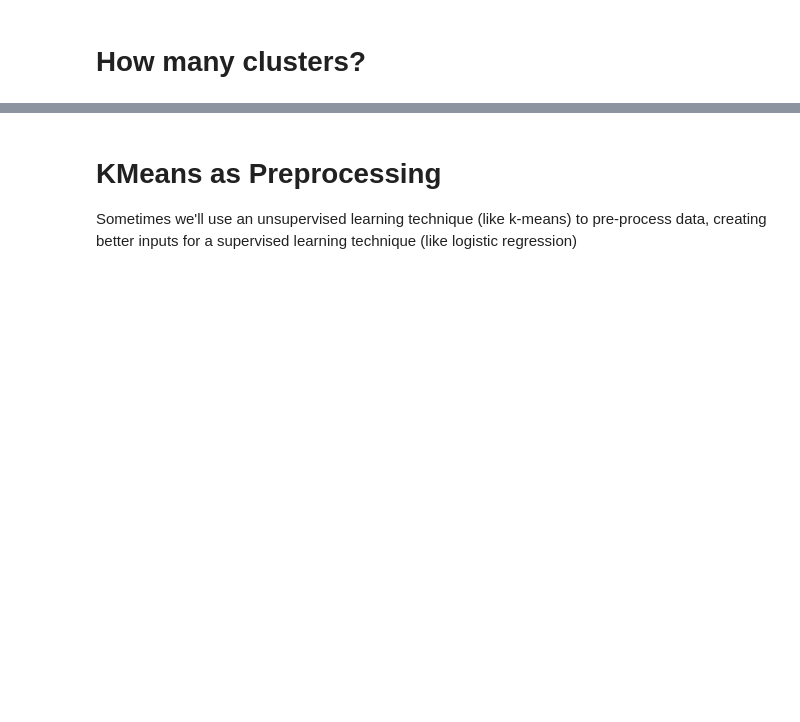
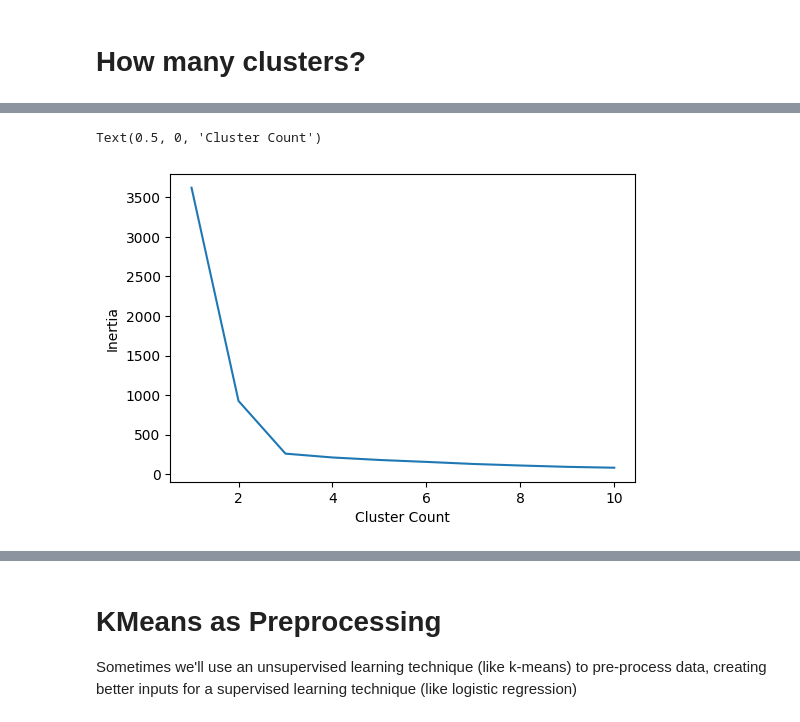
Before and after one commit to cs320-wisc/f22, a Jupyter notebook: lec/36-clustering1/lec2.ipynb, the cells around one changed output, grey strips where cells are left out. Drawn from its saved outputs; the diff is of its cells as text; code cells hidden in the pictures; blank space fills up the shorter version.

```diff
--- a/lec/36-clustering1/lec2.ipynb
+++ b/lec/36-clustering1/lec2.ipynb
@@ -162,0 +233,8 @@ KMeans()
+# %%
+# there is an "elbow" around clusters=3
+ax = s.plot.line(figsize=(6,4))
+ax.set_ylabel("Inertia")
+ax.set_xlabel("Cluster Count")
+# %% [output]
+Text(0.5, 0, 'Cluster Count')
+[figure, added]
```
Also changed, not shown: parts of 23 cells of this notebook, 1 other file.
